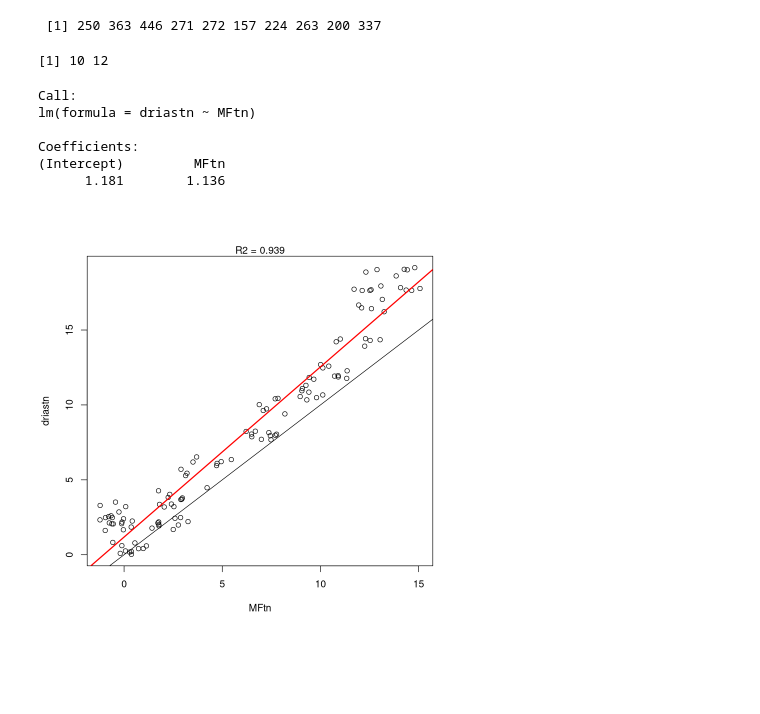
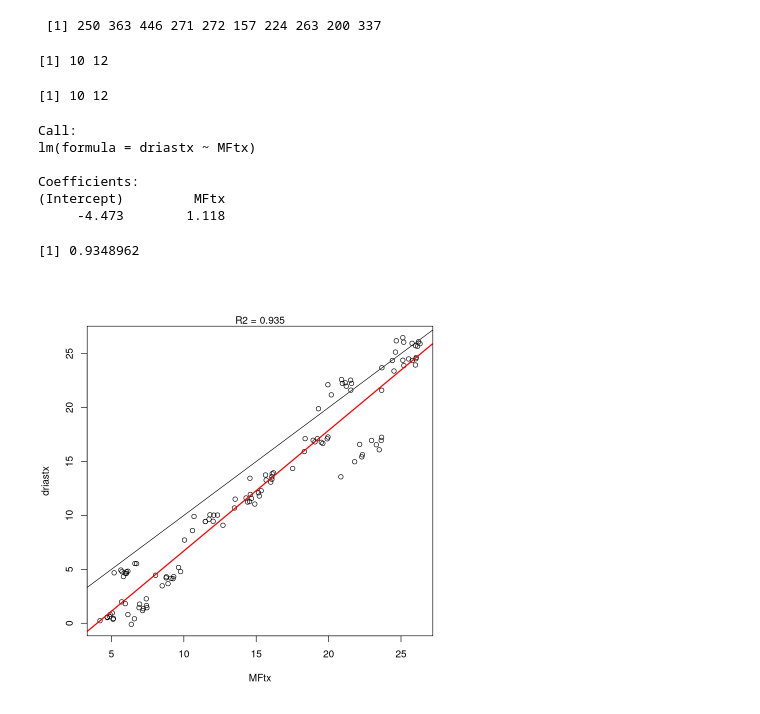
Before and after one commit to thierrycastel/tcnotebook, a Jupyter notebook: M2SEME_UE4/TD3_DriasvsMF.ipynb, the cells around one changed output. Saved outputs shown, nothing was run; the diff lists cells and outputs as text; code cells hidden in the pictures; blank space fills up the shorter version.

```diff
--- a/M2SEME_UE4/TD3_DriasvsMF.ipynb
+++ b/M2SEME_UE4/TD3_DriasvsMF.ipynb
@@ -73,29 +83,36 @@ ind
 ## récupération des points de grille Drias concernés
 driasTn.MF <- resuTn[ind,]
 dim(driasTn.MF)
+driasTx.MF <- resuTx[ind,]
+dim(driasTx.MF)
 # %% [output]
 [1] 10 12
+[1] 10 12
 # %%
 ## transforme les données en vecteur pour la comparaison
 driastn <- as.vector(driasTn.MF)
 MFtn <- as.vector(resuMFTn)
+driastx <- as.vector(driasTx.MF)
+MFtx <- as.vector(resuMFTx)
 # %%
 ## Trace la graphique de comparaison station vs point de grille Drias
-plot(MFtn,driastn)
+plot(MFtx,driastx)
 ## Trace la bissectrice (i.e. accord parfait)
 abline(a=0, b = 1)
 ## Trace la droite de l'ajustement linéeaire
-abline(lm(driastn~MFtn), col = "red", lwd=2)
+abline(lm(driastx~MFtx), col = "red", lwd=2)
 ## Calcul du coefficient de détermination et
-R2 <- cor(MFtn,driastn, use = "pairwise.complete.obs")^2
+R2 <- cor(MFtx,driastx, use = "pairwise.complete.obs")^2
 mtext(paste0("R2 = ", round(R2, 3)),side = 3)
 
-lm(driastn~MFtn) ## Coeffcient de l'ajustement linéraire
+lm(driastx~MFtx) ## Coeffcient de l'ajustement linéraire
+R2
 # %% [output]
 Call:
-lm(formula = driastn ~ MFtn)
+lm(formula = driastx ~ MFtx)
 
 Coefficients:
-(Intercept)         MFtn
-      1.181        1.136
+(Intercept)         MFtx
+     -4.473        1.118
+[1] 0.9348962
-[figure, old version]
+[figure, new version]
```
Also changed, not shown: parts of 3 cells of this notebook, 5 other files.
